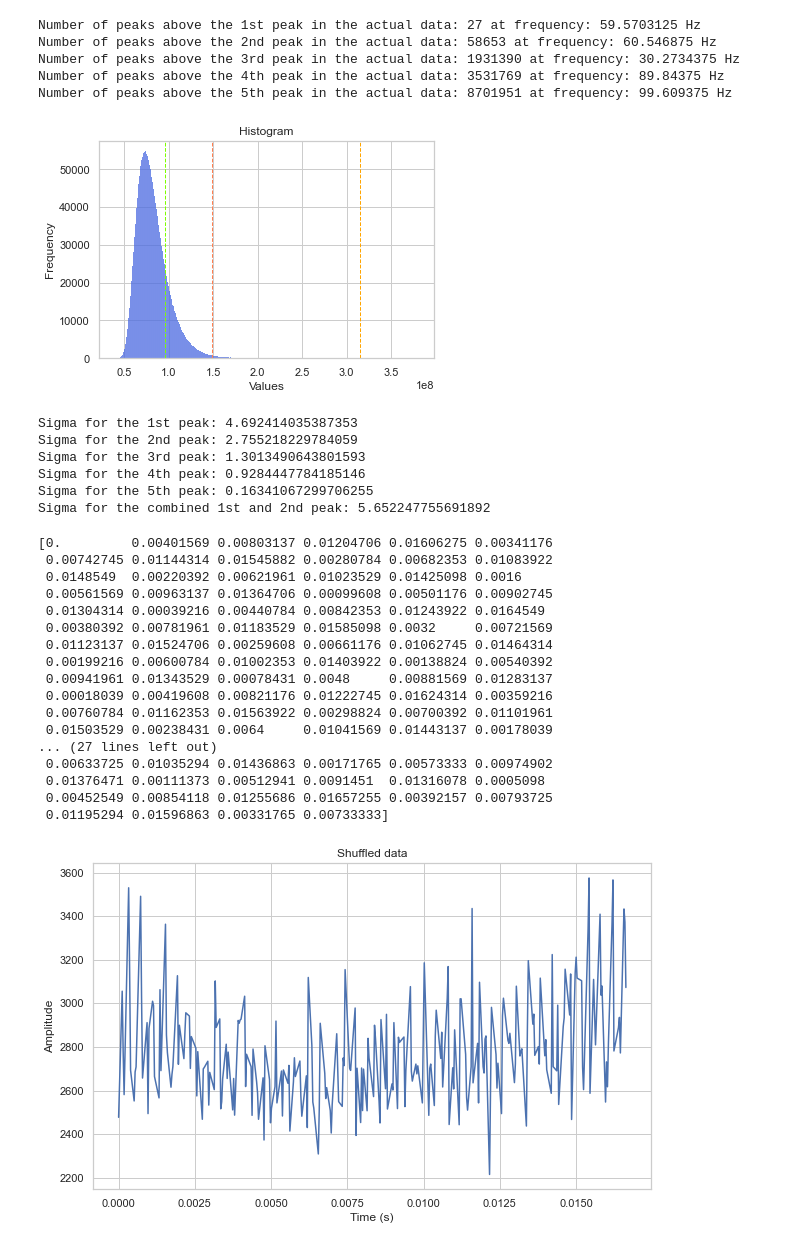
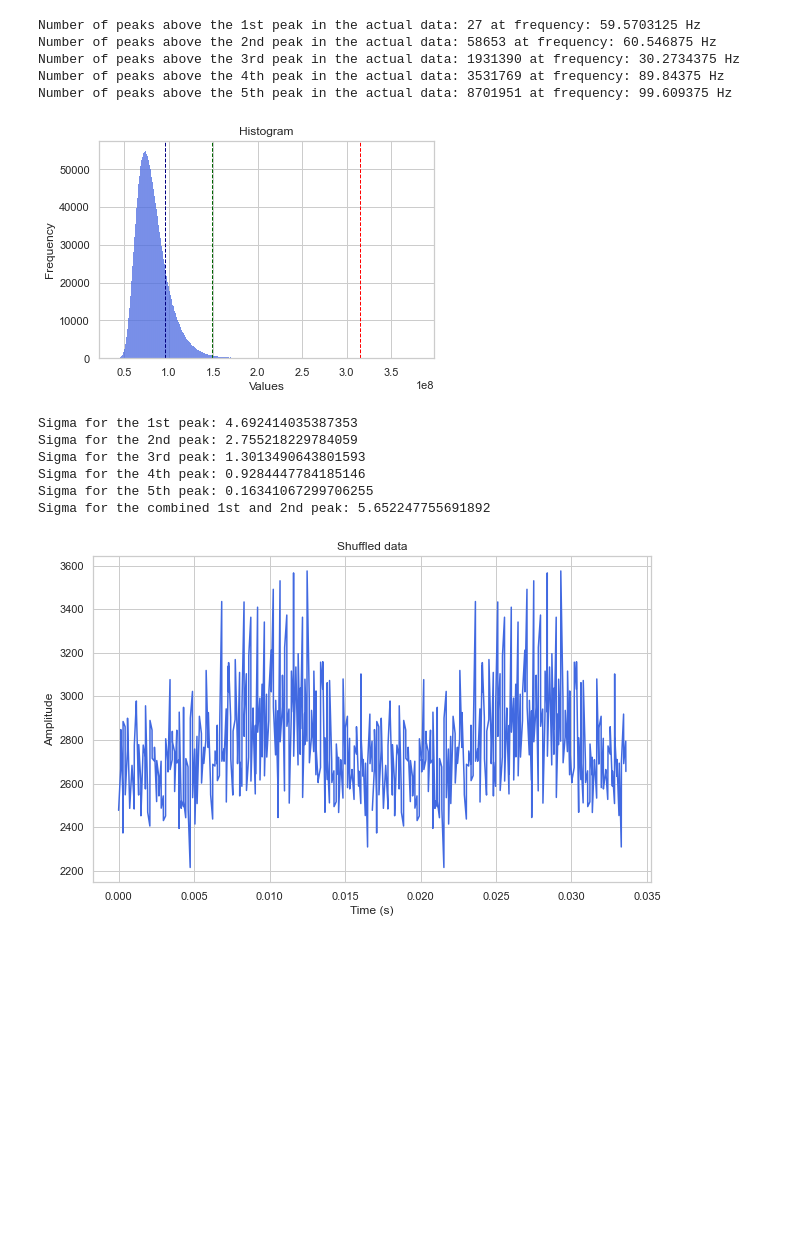
Before and after one commit to Joao-Carlos-S-G-de-A/Pulsar-Fourier-Transform, a Jupyter notebook: Main.ipynb, the cells around one changed output. Drawn from its saved outputs; the diff is of its cells as text; code cells hidden in the pictures; blank space fills up the shorter version.

```diff
--- a/Main.ipynb
+++ b/Main.ipynb
@@ -210,14 +206,14 @@ sns.histplot(peaks, kde=False, color='royalblue')
 plt.xlabel('Values')
 plt.ylabel('Frequency')
 plt.title('Histogram')
-plt.axvline(powers_actual[-1], color='orange', linestyle='dashed', linewidth=1)
-plt.axvline(powers_actual[-3], color='coral', linestyle='dashed', linewidth=1)
-plt.axvline(powers_actual[-5], color='chartreuse', linestyle='dashed', linewidth=1)
+plt.axvline(powers_actual[-1], color='red', linestyle='dashed', linewidth=1)
+plt.axvline(powers_actual[-3], color='darkgreen', linestyle='dashed', linewidth=1)
+plt.axvline(powers_actual[-5], color='navy', linestyle='dashed', linewidth=1)
 
 # Show plot
 plt.show()
 # %% [output]
-[figure, old version]
+[figure, new version]
 # %%
 from statistics import NormalDist
 
@@ -245,38 +241,22 @@ Sigma for the combined 1st and 2nd peak: 5.652247755691892
 # %%
 # Folding data
 data = np.genfromtxt('pulsar.dat') #import data
 
-def fold_data(data, foldfreq, time):
+def fold_data(foldfreq, time):
     foldperiod = 1/foldfreq
     foldedtime = time % foldperiod
-    print(foldedtime)
     return foldedtime
 
-foldedtime = fold_data(data, 60, time)
+testfreq = 59.5
+foldedtime = fold_data(testfreq, time)
 
 # Plot folded data
 plt.figure(figsize=(10, 6))
-sns.lineplot(x=foldedtime, y=data)
+sns.lineplot(x=foldedtime, y=data, color='royalblue')
+sns.lineplot(x=foldedtime + 1/testfreq, y=data, color='royalblue')
 plt.title('Shuffled data')
 plt.xlabel('Time (s)')
 plt.ylabel('Amplitude')
 plt.show()
 # %% [output]
-[0.         0.00401569 0.00803137 0.01204706 0.01606275 0.00341176
- 0.00742745 0.01144314 0.01545882 0.00280784 0.00682353 0.01083922
- 0.0148549  0.00220392 0.00621961 0.01023529 0.01425098 0.0016
- 0.00561569 0.00963137 0.01364706 0.00099608 0.00501176 0.00902745
- 0.01304314 0.00039216 0.00440784 0.00842353 0.01243922 0.0164549
- 0.00380392 0.00781961 0.01183529 0.01585098 0.0032     0.00721569
- 0.01123137 0.01524706 0.00259608 0.00661176 0.01062745 0.01464314
- 0.00199216 0.00600784 0.01002353 0.01403922 0.00138824 0.00540392
- 0.00941961 0.01343529 0.00078431 0.0048     0.00881569 0.01283137
- 0.00018039 0.00419608 0.00821176 0.01222745 0.01624314 0.00359216
- 0.00760784 0.01162353 0.01563922 0.00298824 0.00700392 0.01101961
- 0.01503529 0.00238431 0.0064     0.01041569 0.01443137 0.00178039
-... (27 lines left out)
- 0.00633725 0.01035294 0.01436863 0.00171765 0.00573333 0.00974902
- 0.01376471 0.00111373 0.00512941 0.0091451  0.01316078 0.0005098
- 0.00452549 0.00854118 0.01255686 0.01657255 0.00392157 0.00793725
- 0.01195294 0.01596863 0.00331765 0.00733333]
-[figure, old version]
+[figure, new version]
```
Also changed, not shown: parts of 14 cells of this notebook, 2 other files.
